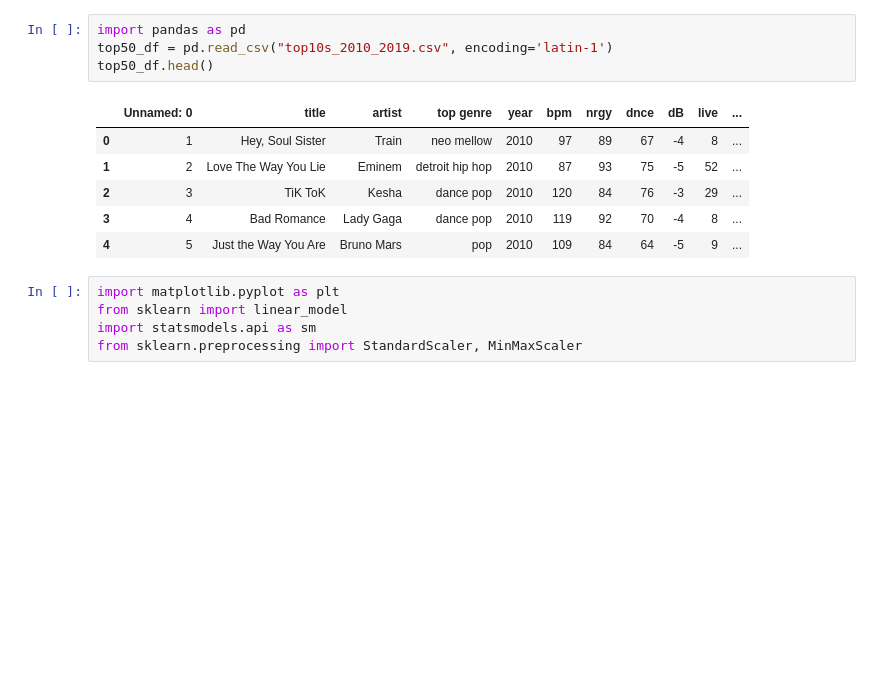
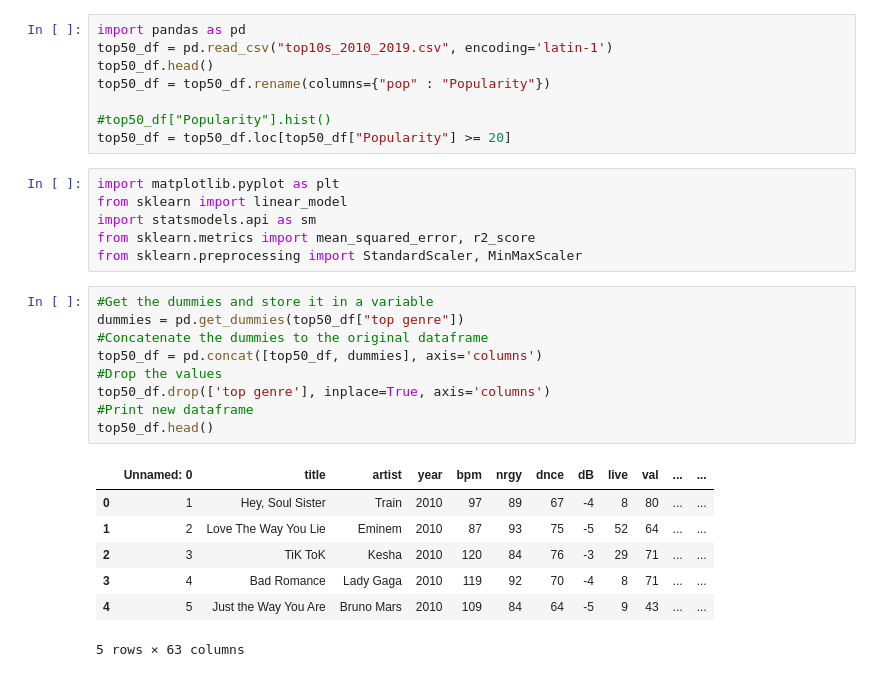
Before and after one commit to AJLozito/Final_Group_Project, a Jupyter notebook: Linear_Regression_2010_2019.ipynb, the cells around one changed output. Saved outputs shown, nothing was run; the diff lists cells and outputs as text; blank space fills up the shorter version.

```diff
--- a/Linear_Regression_2010_2019.ipynb
+++ b/Linear_Regression_2010_2019.ipynb
@@ -2,18 +2,33 @@
 import pandas as pd
 top50_df = pd.read_csv("top10s_2010_2019.csv", encoding='latin-1')
 top50_df.head()
+top50_df = top50_df.rename(columns={"pop" : "Popularity"})
+
+#top50_df["Popularity"].hist()
+top50_df = top50_df.loc[top50_df["Popularity"] >= 20]
-# %% [output]
-|  | Unnamed: 0 | title | artist | top genre | year | bpm | nrgy | dnce | dB | live | ... |
-| 0 | 1 | Hey, Soul Sister | Train | neo mellow | 2010 | 97 | 89 | 67 | -4 | 8 | ... |
-| 1 | 2 | Love The Way You Lie | Eminem | detroit hip hop | 2010 | 87 | 93 | 75 | -5 | 52 | ... |
-| 2 | 3 | TiK ToK | Kesha | dance pop | 2010 | 120 | 84 | 76 | -3 | 29 | ... |
-| 3 | 4 | Bad Romance | Lady Gaga | dance pop | 2010 | 119 | 92 | 70 | -4 | 8 | ... |
-| 4 | 5 | Just the Way You Are | Bruno Mars | pop | 2010 | 109 | 84 | 64 | -5 | 9 | ... |
 # %%
 import matplotlib.pyplot as plt
 from sklearn import linear_model
 import statsmodels.api as sm
+from sklearn.metrics import mean_squared_error, r2_score
 from sklearn.preprocessing import StandardScaler, MinMaxScaler
+# %%
+#Get the dummies and store it in a variable
+dummies = pd.get_dummies(top50_df["top genre"])
+#Concatenate the dummies to the original dataframe
+top50_df = pd.concat([top50_df, dummies], axis='columns')
+#Drop the values
+top50_df.drop(['top genre'], inplace=True, axis='columns')
+#Print new dataframe
+top50_df.head()
+# %% [output]
+|  | Unnamed: 0 | title | artist | year | bpm | nrgy | dnce | dB | live | val | ... | ... |
+| 0 | 1 | Hey, Soul Sister | Train | 2010 | 97 | 89 | 67 | -4 | 8 | 80 | ... | ... |
+| 1 | 2 | Love The Way You Lie | Eminem | 2010 | 87 | 93 | 75 | -5 | 52 | 64 | ... | ... |
+| 2 | 3 | TiK ToK | Kesha | 2010 | 120 | 84 | 76 | -3 | 29 | 71 | ... | ... |
+| 3 | 4 | Bad Romance | Lady Gaga | 2010 | 119 | 92 | 70 | -4 | 8 | 71 | ... | ... |
+| 4 | 5 | Just the Way You Are | Bruno Mars | 2010 | 109 | 84 | 64 | -5 | 9 | 43 | ... | ... |
+5 rows × 63 columns
 # %%
 ## not scaled
 
```
Also changed, not shown: parts of 9 cells of this notebook.
